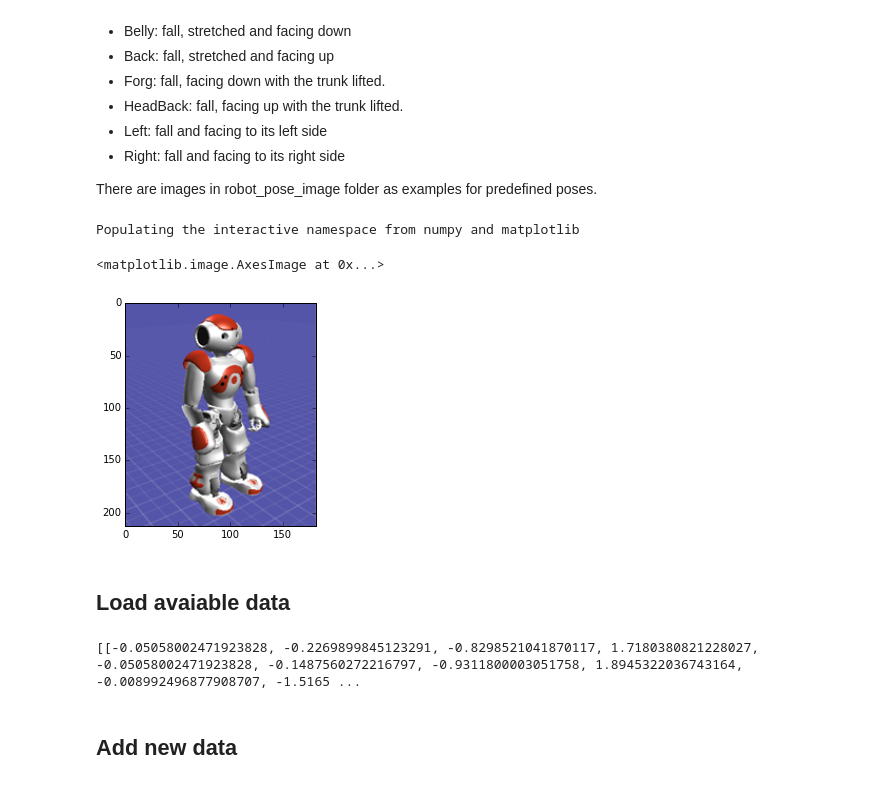
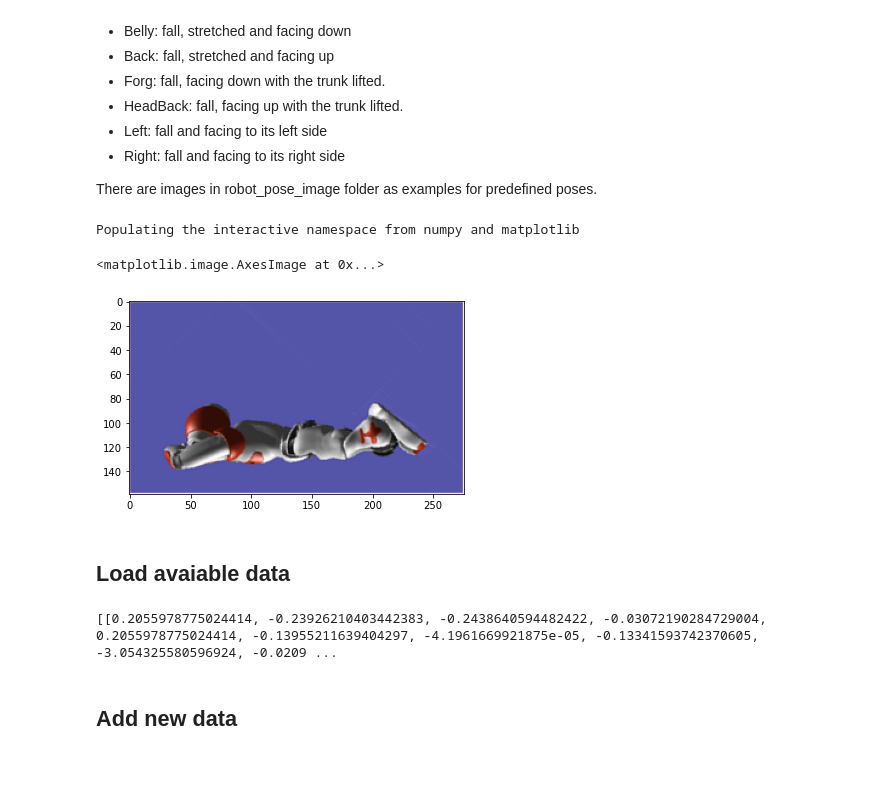
Before and after one commit to albert-simohartono/programming-humanoid-robot-in-python, a Jupyter notebook: joint_control/add_training_data.ipynb, the cells around one changed output. Drawn from its saved outputs; the diff is of its cells as text; code cells hidden in the pictures.

```diff
--- a/joint_control/add_training_data.ipynb
+++ b/joint_control/add_training_data.ipynb
@@ -17,11 +17,11 @@ The provided train data may not sufficient to get good pose recognization result
 There are images in robot_pose_image folder as examples for predefined poses.
 # %%
 %pylab inline
-imshow(imread('robot_pose_image/Stand.png'))
+imshow(imread('robot_pose_image/Belly.png'))
 # %% [output]
 Populating the interactive namespace from numpy and matplotlib
 <matplotlib.image.AxesImage at 0x...>
-[figure, old version]
+[figure, new version]
 # %% [markdown]
 ## Load avaiable data
 # %%
@@ -34,7 +34,7 @@ data = pickle.load(open(data_file))
 # %%
-print data
+print(data)
 # %% [output]
-[[-0.05058002471923828, -0.2269899845123291, -0.8298521041870117, 1.7180380821228027, -0.05058002471923828, -0.1487560272216797, -0.9311800003051758, 1.8945322036743164, -0.008992496877908707, -1.5165 ...
+[[0.2055978775024414, -0.23926210403442383, -0.2438640594482422, -0.03072190284729004, 0.2055978775024414, -0.13955211639404297, -4.1961669921875e-05, -0.13341593742370605, -3.054325580596924, -0.0209 ...
 # %% [markdown]
 ## Add new data
 # %%
```
Also changed, not shown: parts of 2 cells of this notebook, 12 other files.
